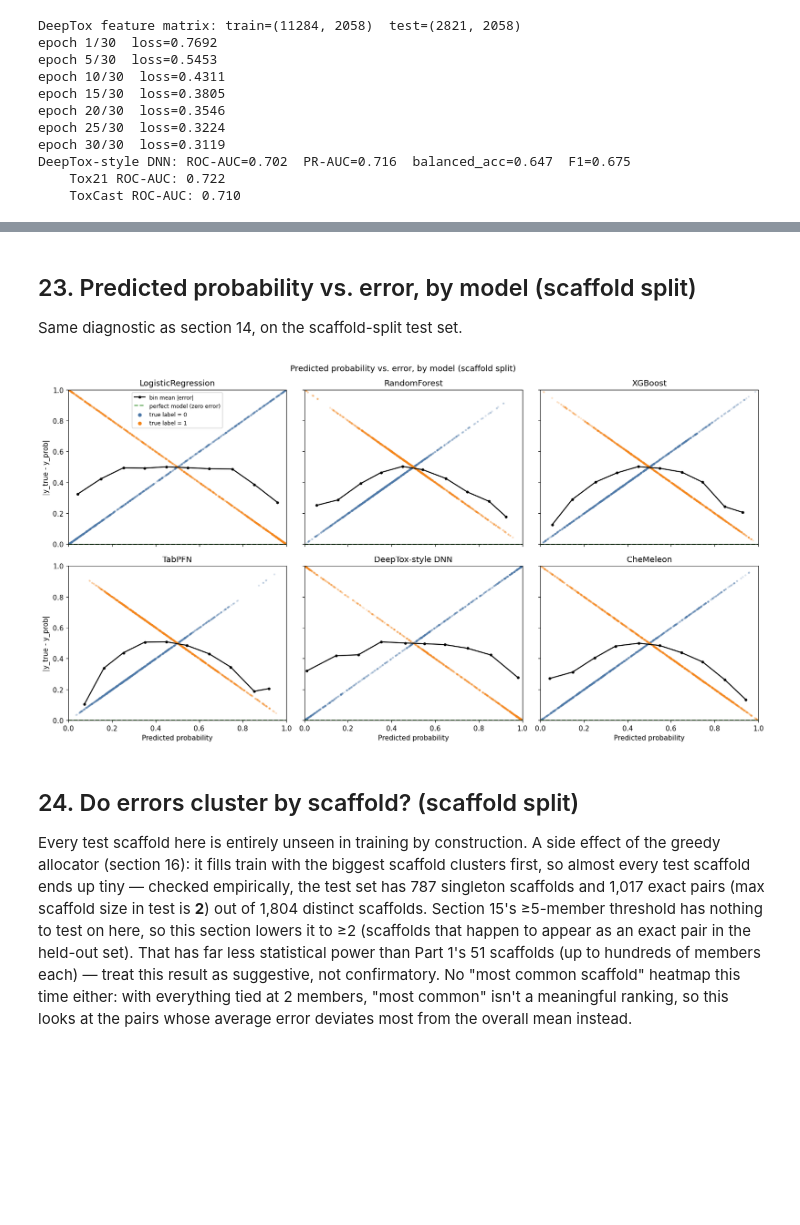
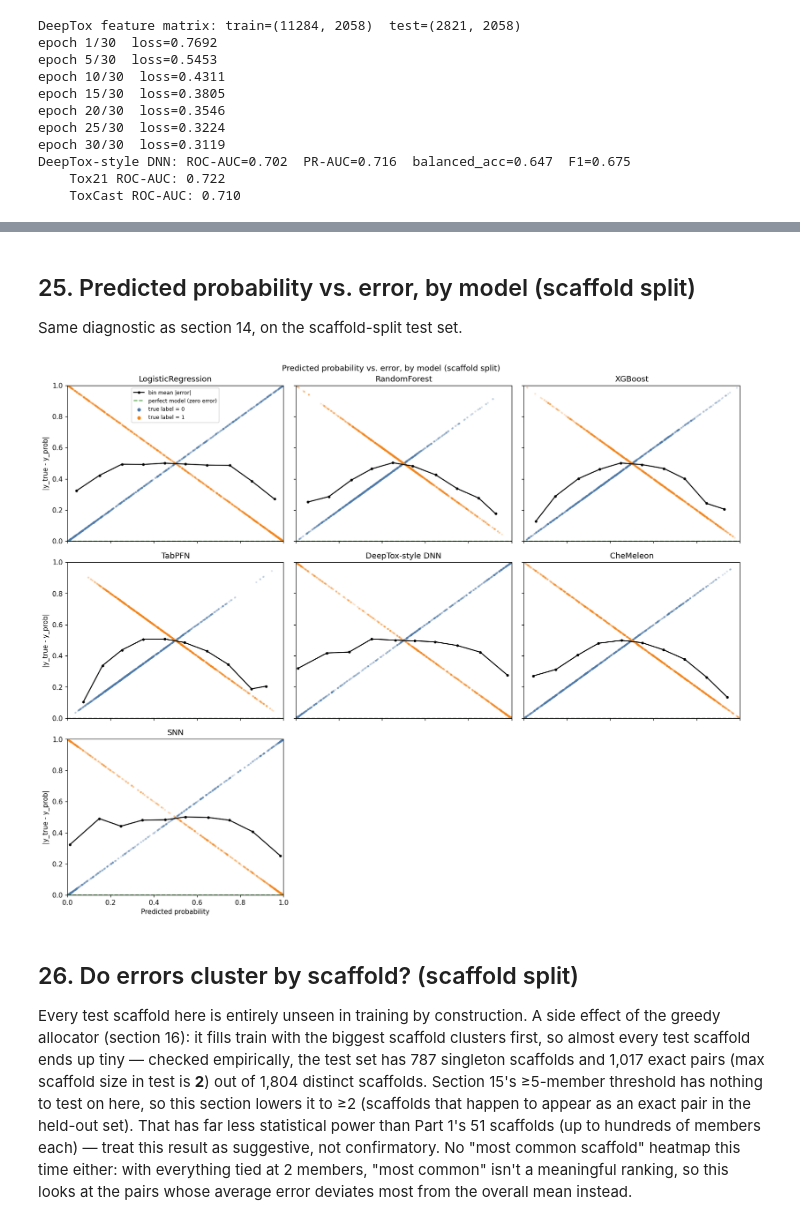
Before and after one commit to akkarimi/cytotoxicity-dataset-collection, a Jupyter notebook: notebooks/eda_and_baselines.ipynb, the cells around one changed output, grey strips where cells are left out. Drawn from its saved outputs; the diff is of its cells as text; code cells hidden in the pictures; blank space fills up the shorter version.

```diff
--- a/notebooks/eda_and_baselines.ipynb
+++ b/notebooks/eda_and_baselines.ipynb
@@ -537,12 +694,13 @@ model_probs = {
 }
 if os.path.exists(chemeleon_preds_path):
     model_probs["CheMeleon"] = y_prob_chemeleon
+model_probs["SNN"] = y_prob_snn
 
 N_BINS = 10
 bin_edges = np.linspace(0, 1, N_BINS + 1)
 class_colors = {0: "#4C78A8", 1: "#F58518"}
 
-fig, axes = plt.subplots(2, 3, figsize=(15, 8), sharex=True, sharey=True)
+fig, axes = plt.subplots(3, 3, figsize=(15, 12), sharex=True, sharey=True)
 for ax, (name, y_prob) in zip(axes.flat, model_probs.items()):
     y_prob = np.asarray(y_prob)
     abs_err = np.abs(y_test - y_prob)
@@ -665,7 +824,7 @@ heat = np.array([
 ])
 row_labels = [f"{s[:35]}{'…' if len(s) > 35 else ''}  (n={scaffold_counts[s]})" for s in top_scaffolds]
 
-fig, ax = plt.subplots(figsize=(9, 8))
+fig, ax = plt.subplots(figsize=(10, 8))
 im = ax.imshow(heat, cmap="Reds", vmin=0, vmax=heat.max())
 ax.set_xticks(range(len(model_names)))
 ax.set_xticklabels(model_names, rotation=45, ha="right")
@@ -1071,0 +1294,23 @@ DeepTox-style DNN: ROC-AUC=0.702  PR-AUC=0.716  balanced_acc=0.647  F1=0.675
+# %%
+abs_err_snn_s = np.abs(y_test_s - y_prob_snn_s)
+
+fig, ax = plt.subplots(figsize=(6, 5))
+ax.axhline(0, color="#54A24B", ls="--", lw=1.5, label="perfect model (zero error)")
+for cls, color in ((0, "#4C78A8"), (1, "#F58518")):
+    mask = y_test_s == cls
+    ax.scatter(y_prob_snn_s[mask], abs_err_snn_s[mask], s=4, alpha=0.15, color=color, label=f"true label = {cls}")
+
+bin_idx = np.clip(np.digitize(y_prob_snn_s, bin_edges_snn) - 1, 0, N_BINS_SNN - 1)
+occupied = [b for b in range(N_BINS_SNN) if (bin_idx == b).any()]
+bin_prob = [y_prob_snn_s[bin_idx == b].mean() for b in occupied]
+bin_err = [abs_err_snn_s[bin_idx == b].mean() for b in occupied]
+ax.plot(bin_prob, bin_err, color="black", lw=1.5, marker="o", markersize=4, label="bin mean |error|")
+
+ax.set_xlim(0, 1)
+ax.set_ylim(0, 1)
+ax.set_xlabel("Predicted probability")
+ax.set_ylabel("|y_true - y_prob|")
+ax.set_title("SNN: predicted probability vs. error (scaffold split)")
+ax.legend(fontsize=8)
+plt.tight_layout()
+plt.show()
@@ -1072,5 +1319,5 @@ DeepTox-style DNN: ROC-AUC=0.702  PR-AUC=0.716  balanced_acc=0.647  F1=0.675
 # %% [markdown]
-## 23. Predicted probability vs. error, by model (scaffold split)
+## 25. Predicted probability vs. error, by model (scaffold split)
 
 Same diagnostic as section 14, on the scaffold-split test set.
 # %%
@@ -1083,8 +1330,9 @@ model_probs_s = {
 }
 if os.path.exists(chemeleon_preds_path_s):
     model_probs_s["CheMeleon"] = y_prob_chemeleon_s
+model_probs_s["SNN"] = y_prob_snn_s
 
-fig, axes = plt.subplots(2, 3, figsize=(15, 8), sharex=True, sharey=True)
+fig, axes = plt.subplots(3, 3, figsize=(15, 12), sharex=True, sharey=True)
 for ax, (name, y_prob) in zip(axes.flat, model_probs_s.items()):
     y_prob = np.asarray(y_prob)
     abs_err = np.abs(y_test_s - y_prob)
@@ -1096,36 +1344,36 @@ for ax, (name, y_prob) in zip(axes.flat, model_probs_s.items()):
         ax.scatter(y_prob[mask], abs_err[mask], s=4, alpha=0.15, color=class_colors[cls])
 
     bin_idx = np.clip(np.digitize(y_prob, bin_edges) - 1, 0, N_BINS - 1)
     occupied = [b for b in range(N_BINS) if (bin_idx == b).any()]
     bin_prob = [y_prob[bin_idx == b].mean() for b in occupied]
     bin_err = [abs_err[bin_idx == b].mean() for b in occupied]
     ax.plot(bin_prob, bin_err, color="black", lw=1.5, marker="o", markersize=3, label="bin mean |error|")
 
     ax.set_title(name)
     ax.set_xlim(0, 1)
     ax.set_ylim(0, 1)
 
 axes.flat[0].scatter([], [], s=20, color=class_colors[0], label="true label = 0")
 axes.flat[0].scatter([], [], s=20, color=class_colors[1], label="true label = 1")
 handles, labels = axes.flat[0].get_legend_handles_labels()
 order = ["bin mean |error|", "perfect model (zero error)", "true label = 0", "true label = 1"]
 by_label = dict(zip(labels, handles))
 axes.flat[0].legend([by_label[l] for l in order], order, loc="upper center", fontsize=8)
 
 for ax in axes[-1, :]:
     ax.set_xlabel("Predicted probability")
 for ax in axes[:, 0]:
     ax.set_ylabel("|y_true - y_prob|")
 for ax in axes.flat[len(model_probs_s):]:
     ax.set_visible(False)
 
 fig.suptitle("Predicted probability vs. error, by model (scaffold split)")
 plt.tight_layout()
 plt.show()
 # %% [output]
-[figure, old version]
+[figure, new version]
 # %% [markdown]
-## 24. Do errors cluster by scaffold? (scaffold split)
+## 26. Do errors cluster by scaffold? (scaffold split)
 
 Every test scaffold here is entirely unseen in training by construction. A side effect of the greedy allocator (section 16): it fills train with the biggest scaffold clusters first, so almost every test scaffold ends up tiny — checked empirically, the test set has 787 singleton scaffolds and 1,017 exact pairs (max scaffold size in test is **2**) out of 1,804 distinct scaffolds. Section 15's ≥5-member threshold has nothing to test on here, so this section lowers it to ≥2 (scaffolds that happen to appear as an exact pair in the held-out set). That has far less statistical power than Part 1's 51 scaffolds (up to hundreds of members each) — treat this result as suggestive, not confirmatory. No "most common scaffold" heatmap this time either: with everything tied at 2 members, "most common" isn't a meaningful ranking, so this looks at the pairs whose average error deviates most from the overall mean instead.
 # %%
```
Also changed, not shown: parts of 28 cells of this notebook, 1 other file.
